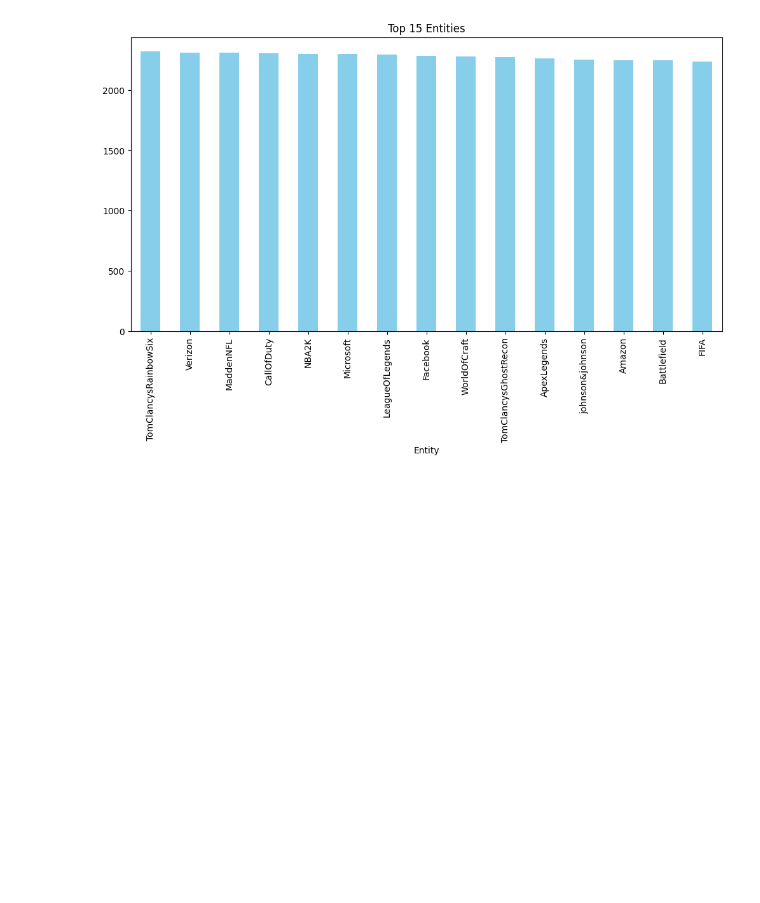
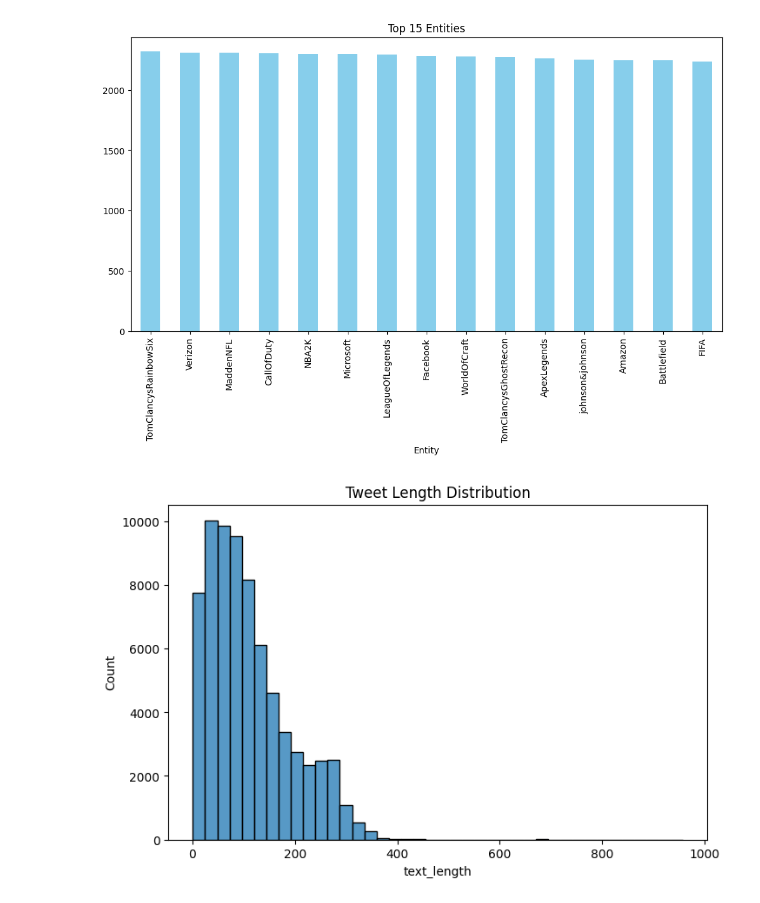
Before and after one commit to samifahim07/Twitter-Sentiment-Analysis-using-Machine-Learning, a Jupyter notebook: Twitter-sentiment.ipynb, the cells around one changed output. Drawn from its saved outputs; the diff is of its cells as text; code cells hidden in the pictures; blank space fills up the shorter version.

```diff
--- a/Twitter-sentiment.ipynb
+++ b/Twitter-sentiment.ipynb
@@ -129,3 +129,14 @@ plt.title("Top 15 Entities")
 plt.show()
 # %% [output]
 [figure]
+# %%
+df["text_length"] = df["Tweet"].astype(str).apply(len)
+
+plt.figure(figsize=(8,5))
+
+sns.histplot(df["text_length"], bins=40)
+
+plt.title("Tweet Length Distribution")
+plt.show()
+# %% [output]
+[figure, added]
```
